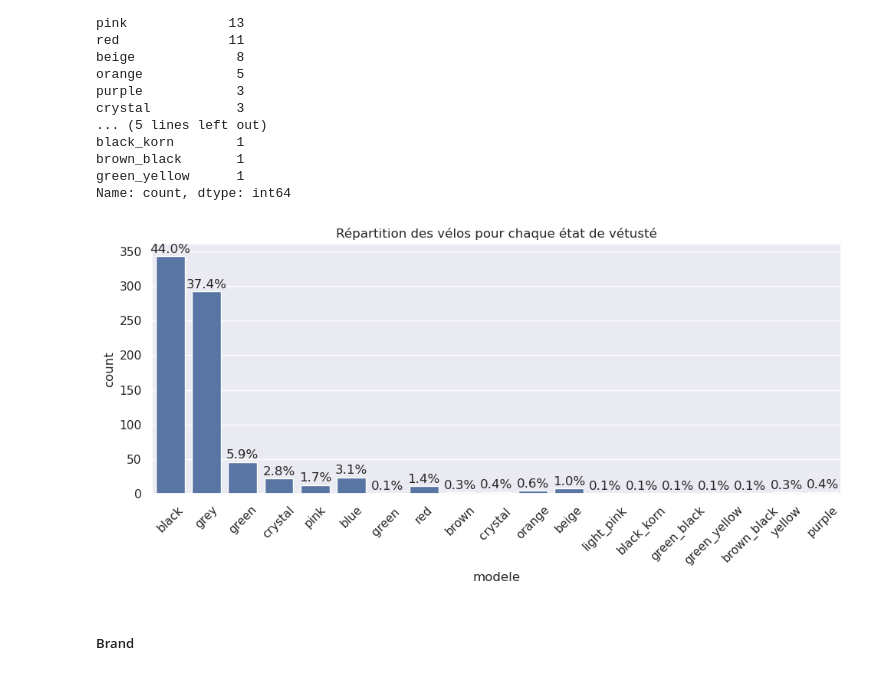
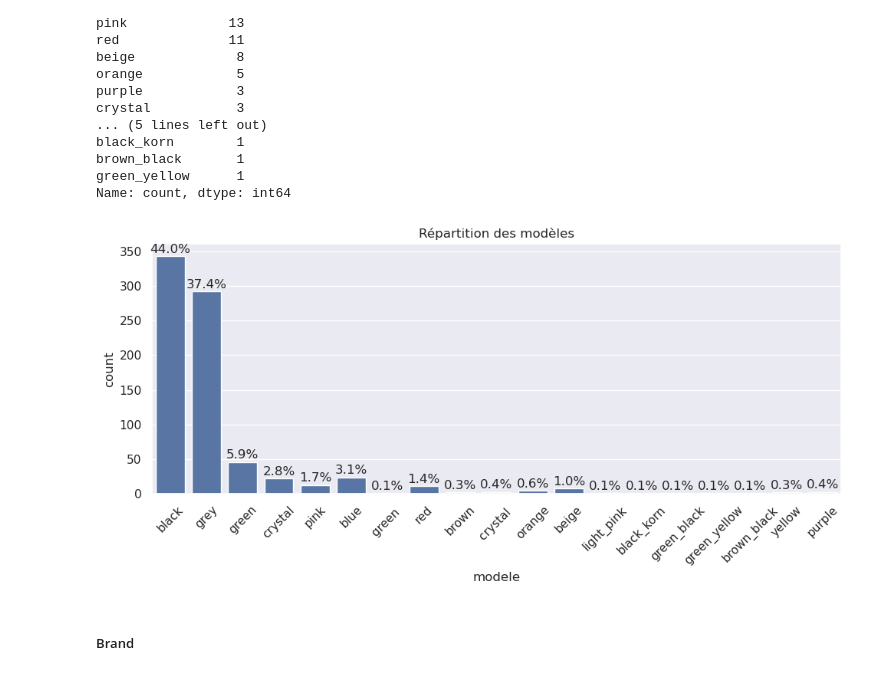
Before and after one commit to davidserruya/Vinted_Fraud_Detection, a Jupyter notebook: Data_Exploration/data_exploration.ipynb, the cells around one changed output. Saved outputs shown, nothing was run; the diff lists cells and outputs as text; code cells hidden in the pictures.

```diff
--- a/Data_Exploration/data_exploration.ipynb
+++ b/Data_Exploration/data_exploration.ipynb
@@ -159,21 +159,20 @@ Name: count, dtype: int64
 # %%
 # Graphique en barres pour la fréquence de chaque modele
 plt.figure(figsize=(10,5))
 ax = sns.countplot(x="modele", data=df)
-plt.title("Répartition des vélos pour chaque état de vétusté")
-
+plt.title("Répartition des modèles")
 # Ajouter le nombre et la proportion de chaque modele sur les barres
 total = len(df["modele"])
 for p in ax.patches:
     percentage = f'{100*p.get_height()/total:.1f}%\n'
     x = p.get_x() + p.get_width() / 2
     y = p.get_height()
     ax.annotate(percentage, (x, y), ha='center', va='center')
 plt.xticks(rotation=45)
 plt.tight_layout()
 plt.show()
 # %% [output]
-[figure, old version]
+[figure, new version]
 # %% [markdown]
 ##### Brand
 # %% [markdown]
```
Also changed, not shown: parts of 2 cells of this notebook.
